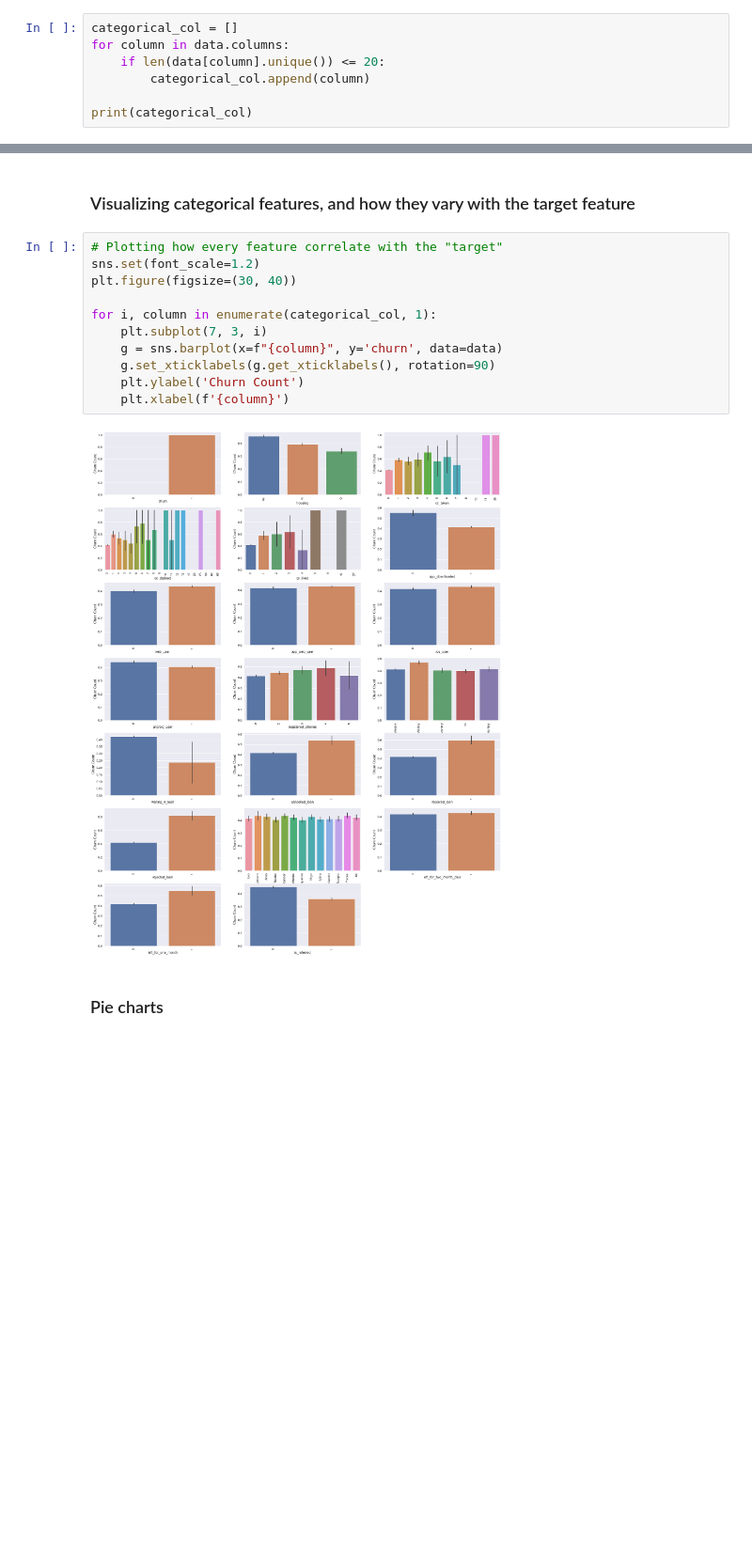
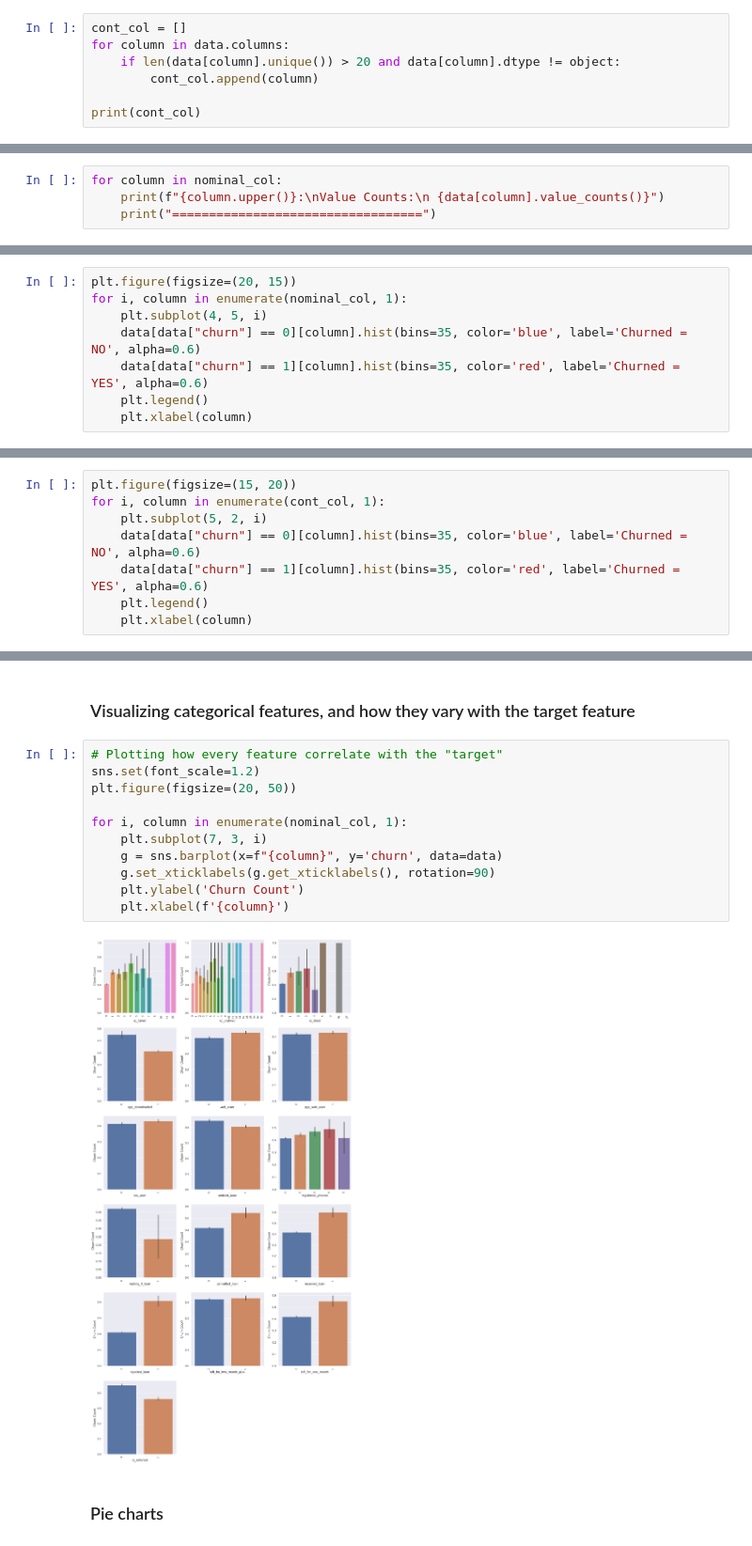
Before and after one commit to fares-ds/Minimizing-Churn-Rate-Through-Analysis-of-Financial-Habits, a Jupyter notebook: Minimizing Churn Rate Through Analysis of Financial Habits.ipynb, the cells around one changed output, grey strips where cells are left out. Shown at 94% size. Cells and saved outputs as stored; diff of their text form; blank space fills up the shorter version.

```diff
--- a/Minimizing Churn Rate Through Analysis of Financial Habits.ipynb
+++ b/Minimizing Churn Rate Through Analysis of Financial Habits.ipynb
@@ -208,8 +247,8 @@ non_num_features
 # %%
-categorical_col = []
+cont_col = []
 for column in data.columns:
-    if len(data[column].unique()) <= 20:
-        categorical_col.append(column)
+    if len(data[column].unique()) > 20 and data[column].dtype != object:
+        cont_col.append(column)
 
-print(categorical_col)
+print(cont_col)
 # %% [output]
@@ -216,0 +256,4 @@ print(categorical_col)
+# %%
+for column in nominal_col:
+    print(f"{column.upper()}:\nValue Counts:\n {data[column].value_counts()}")
+    print("==================================")
@@ -226,3 +286,11 @@ In this section, we have explored our data (the dtype of feature,  fill missing
 
 - Visualize your data and search for pattern that can help you solve your problem.
 - Correlation analysis helps us to see features relatations.
+# %%
+plt.figure(figsize=(20, 15))
+for i, column in enumerate(nominal_col, 1):
+    plt.subplot(4, 5, i)
+    data[data["churn"] == 0][column].hist(bins=35, color='blue', label='Churned = NO', alpha=0.6)
+    data[data["churn"] == 1][column].hist(bins=35, color='red', label='Churned = YES', alpha=0.6)
+    plt.legend()
+    plt.xlabel(column)
@@ -228,0 +299,8 @@ In this section, we have explored our data (the dtype of feature,  fill missing
+# %%
+plt.figure(figsize=(15, 20))
+for i, column in enumerate(cont_col, 1):
+    plt.subplot(5, 2, i)
+    data[data["churn"] == 0][column].hist(bins=35, color='blue', label='Churned = NO', alpha=0.6)
+    data[data["churn"] == 1][column].hist(bins=35, color='red', label='Churned = YES', alpha=0.6)
+    plt.legend()
+    plt.xlabel(column)
@@ -237,16 +317,16 @@ data.hist(edgecolor='black', linewidth=1.2, figsize=(20, 20));
 # %%
 # Plotting how every feature correlate with the "target"
 sns.set(font_scale=1.2)
-plt.figure(figsize=(30, 40))
+plt.figure(figsize=(20, 50))
 
-for i, column in enumerate(categorical_col, 1):
+for i, column in enumerate(nominal_col, 1):
     plt.subplot(7, 3, i)
     g = sns.barplot(x=f"{column}", y='churn', data=data)
     g.set_xticklabels(g.get_xticklabels(), rotation=90)
     plt.ylabel('Churn Count')
     plt.xlabel(f'{column}')
 # %% [output]
-[figure, old version]
+[figure, new version]
 # %% [markdown]
 ### Pie charts
 # %%
```
Also changed, not shown: parts of 96 cells of this notebook.
